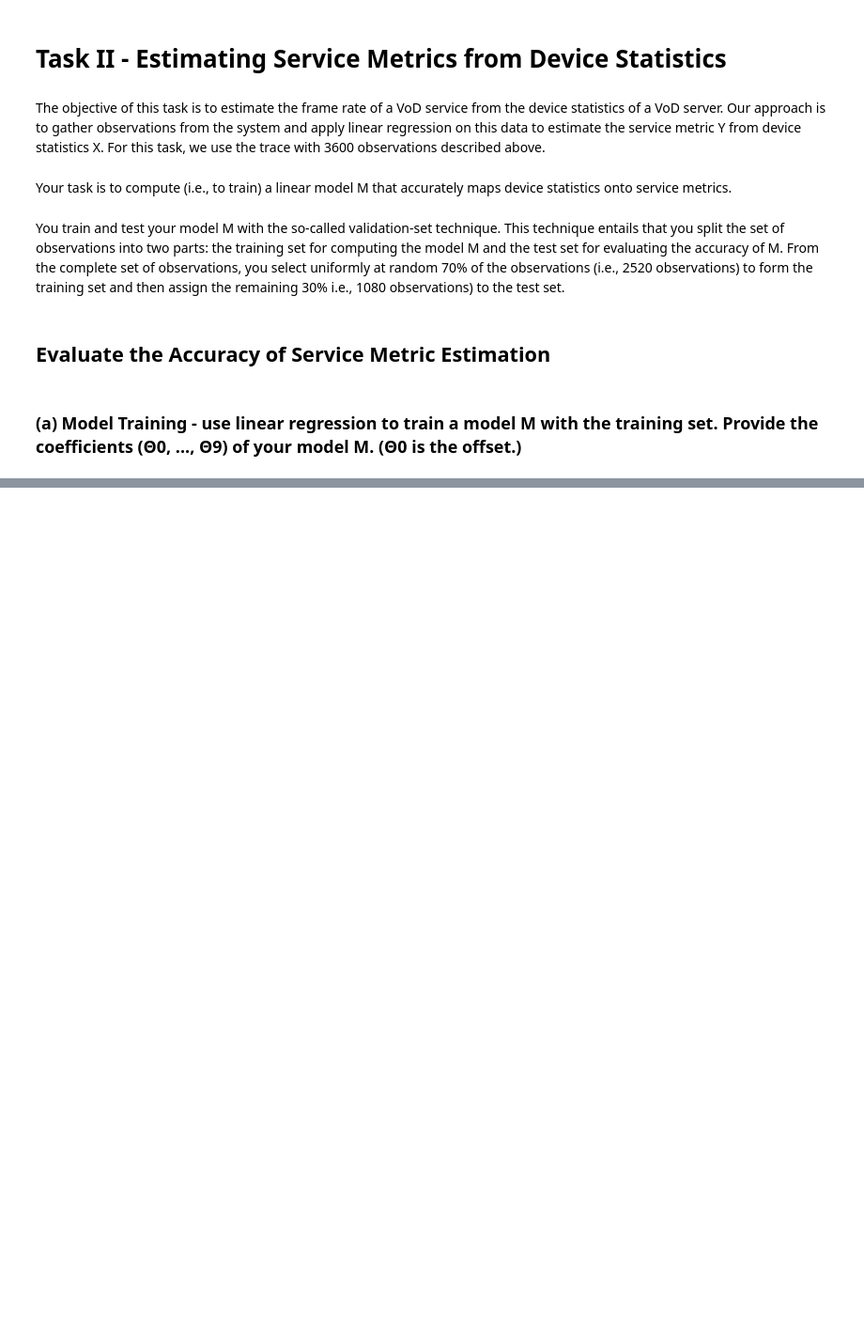
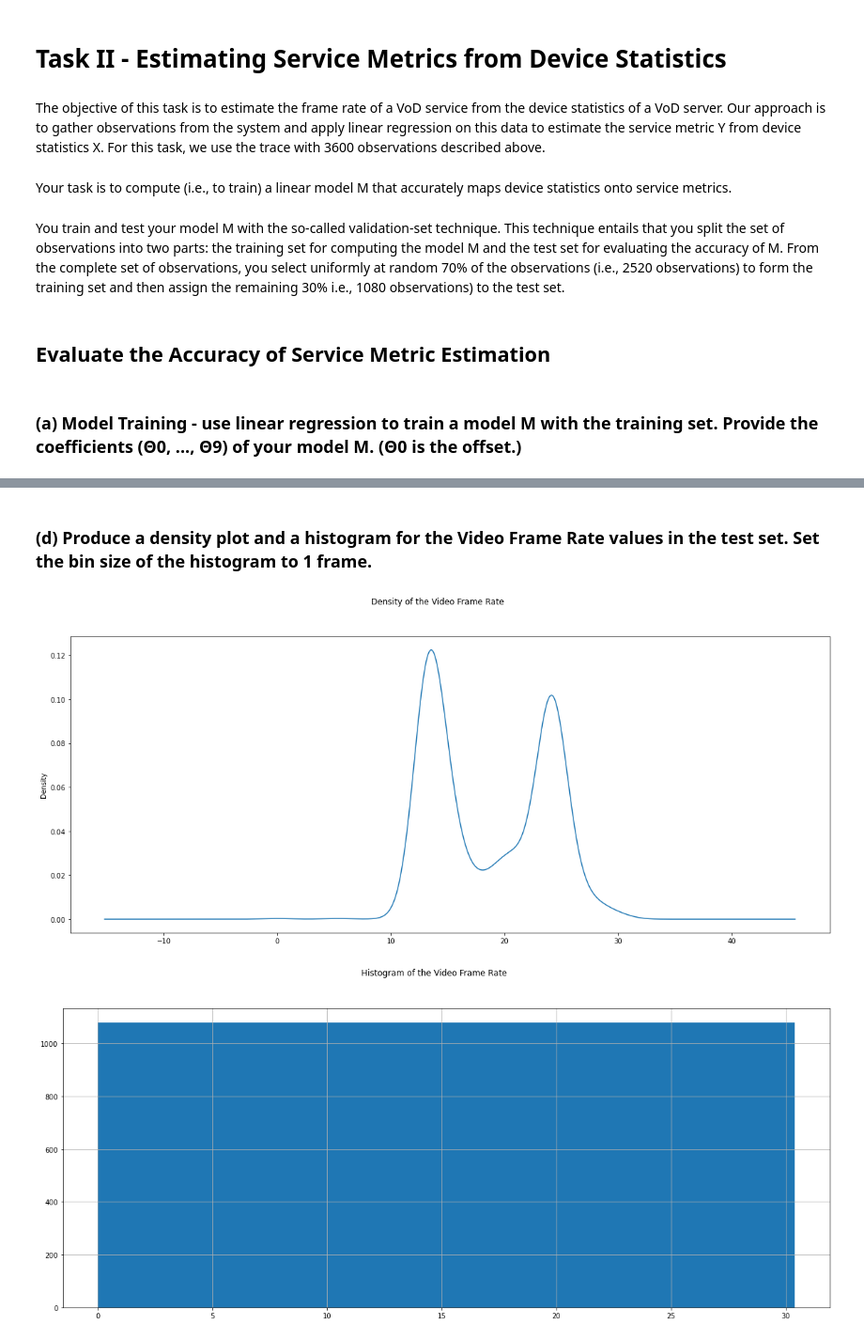
Before and after one commit to HugoGustavo/sla-machine-learning, a Jupyter notebook: Task II - Estimating Service Metrics from Device Statistics.ipynb, the cells around one changed output, grey strips where cells are left out. Shown at 94% size. Saved outputs shown, nothing was run; the diff lists cells and outputs as text; code cells hidden in the pictures; blank space fills up the shorter version.

```diff
--- a/Task II - Estimating Service Metrics from Device Statistics.ipynb
+++ b/Task II - Estimating Service Metrics from Device Statistics.ipynb
@@ -40,0 +86,15 @@ The coefficients of our model M is [-1.62269693e-03 -9.41774587e-02  8.35119258e
+# %% [markdown]
+### (d) Produce a density plot and a histogram for the Video Frame Rate values in the test set. Set the bin size of the histogram to 1 frame.
+# %%
+data_frame = data_set_test.iloc[:, -1] # all lines and only last column
+
+data_frame.plot.density(figsize=(20, 8))
+pylab.suptitle('Density of the Video Frame Rate')
+matplotlib.pyplot.show()
+
+data_frame.hist(figsize=(20, 8), bins=1)
+pylab.suptitle('Histogram of the Video Frame Rate')
+matplotlib.pyplot.show()
+# %% [output]
+[figure, added]
+[figure, added]
```
Also changed, not shown: parts of 40 cells of this notebook.
